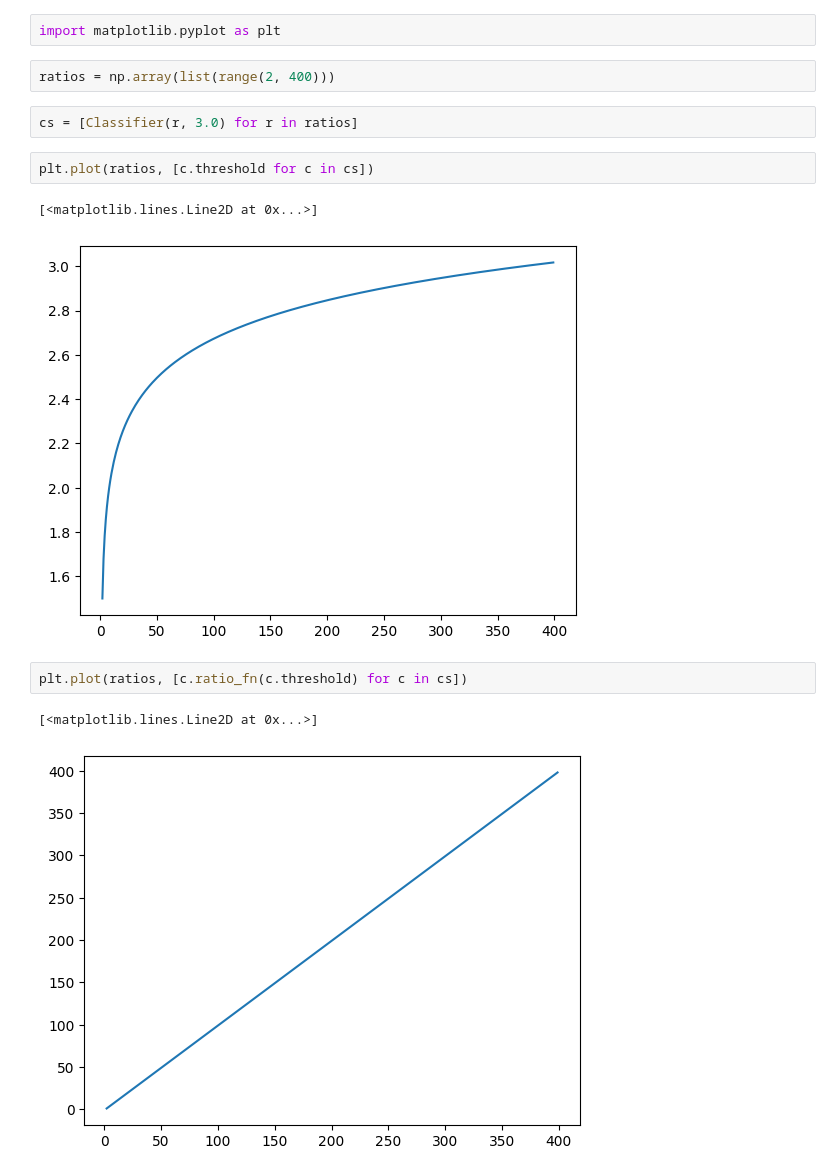
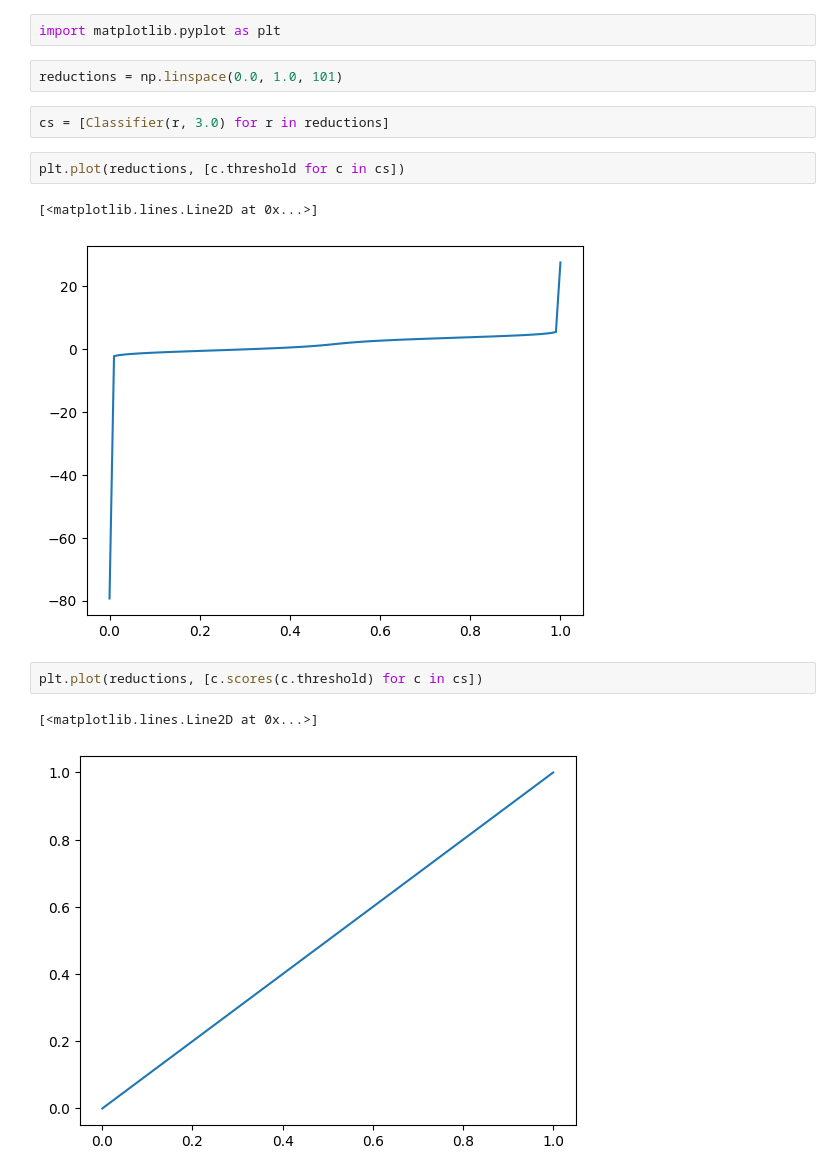
Before and after one commit to wilkieolin/system_flow, a Jupyter notebook: classifier.ipynb, the cells around one changed output. Cells and saved outputs as stored; diff of their text form.

Commit message:
updated classifier to reduction metric

```diff
--- a/classifier.ipynb
+++ b/classifier.ipynb
@@ -3,17 +3,17 @@ import numpy as np
 from statistics import *
 # %%
 import matplotlib.pyplot as plt
-# %%
-ratios = np.array(list(range(2, 400)))
+# %%
+reductions = np.linspace(0.0, 1.0, 101)
 # %%
-cs = [Classifier(r, 3.0) for r in ratios]
+cs = [Classifier(r, 3.0) for r in reductions]
 # %%
-plt.plot(ratios, [c.threshold for c in cs])
+plt.plot(reductions, [c.threshold for c in cs])
 # %% [output]
 [<matplotlib.lines.Line2D at 0x...>]
-[figure, old version]
+[figure, new version]
 # %%
-plt.plot(ratios, [c.ratio_fn(c.threshold) for c in cs])
+plt.plot(reductions, [c.scores(c.threshold) for c in cs])
 # %% [output]
 [<matplotlib.lines.Line2D at 0x...>]
-[figure, old version]
+[figure, new version]
```
Also changed, not shown: parts of 20 cells of this notebook, 1 other file.
